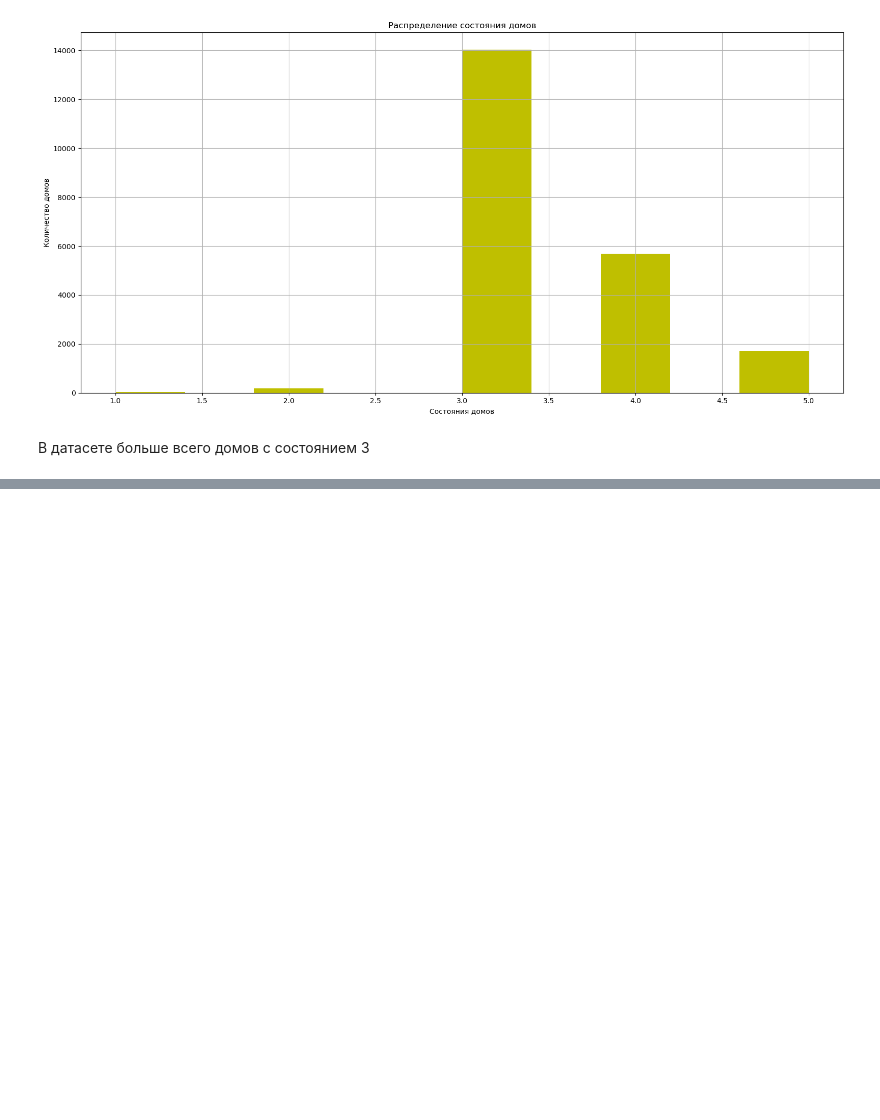
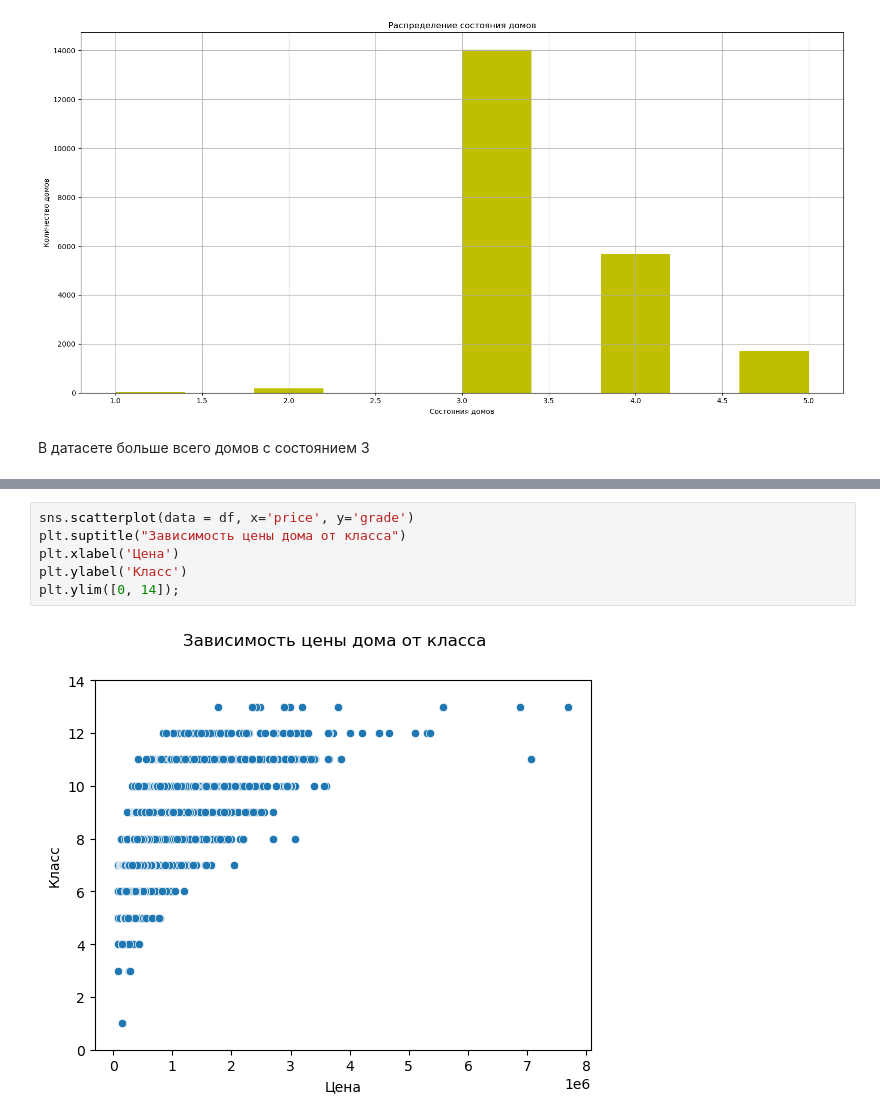
Before and after one commit to dnlygvtv/Python_for_Data_Science_HWs, a Jupyter notebook: HW/HW_4.ipynb, the cells around one changed output, grey strips where cells are left out. Drawn from its saved outputs; the diff is of its cells as text; blank space fills up the shorter version.

```diff
--- a/HW/HW_4.ipynb
+++ b/HW/HW_4.ipynb
@@ -173,0 +205,8 @@ plt.show()
+# %%
+sns.scatterplot(data = df, x='price', y='grade')
+plt.suptitle("Зависимость цены дома от класса")
+plt.xlabel('Цена')
+plt.ylabel('Класс')
+plt.ylim([0, 14]);
+# %% [output]
+[figure, added]
```
Also changed, not shown: parts of 7 cells of this notebook.
